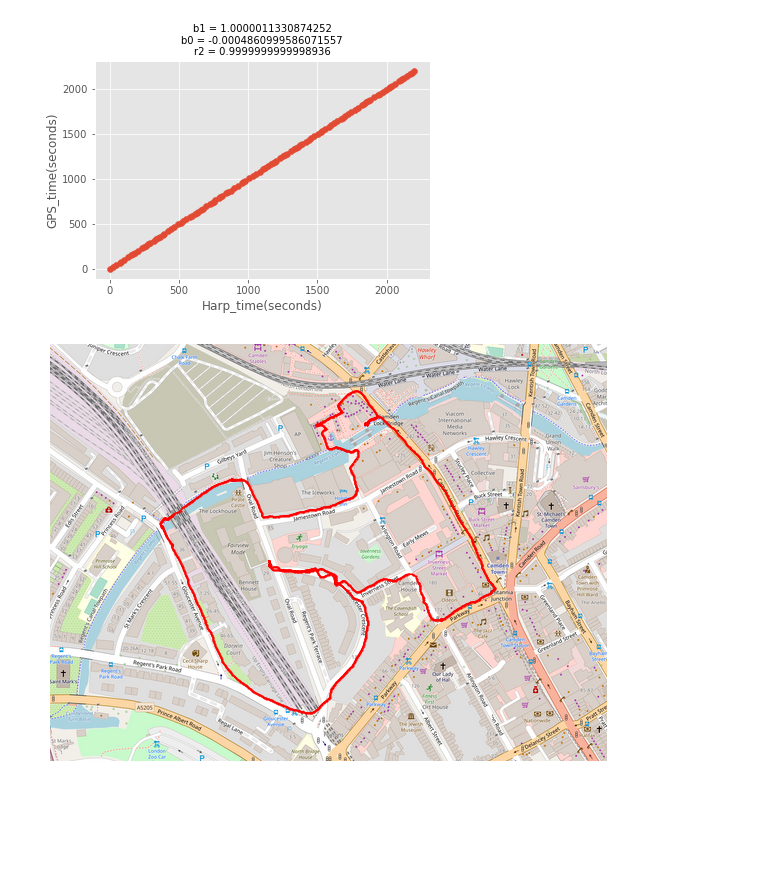
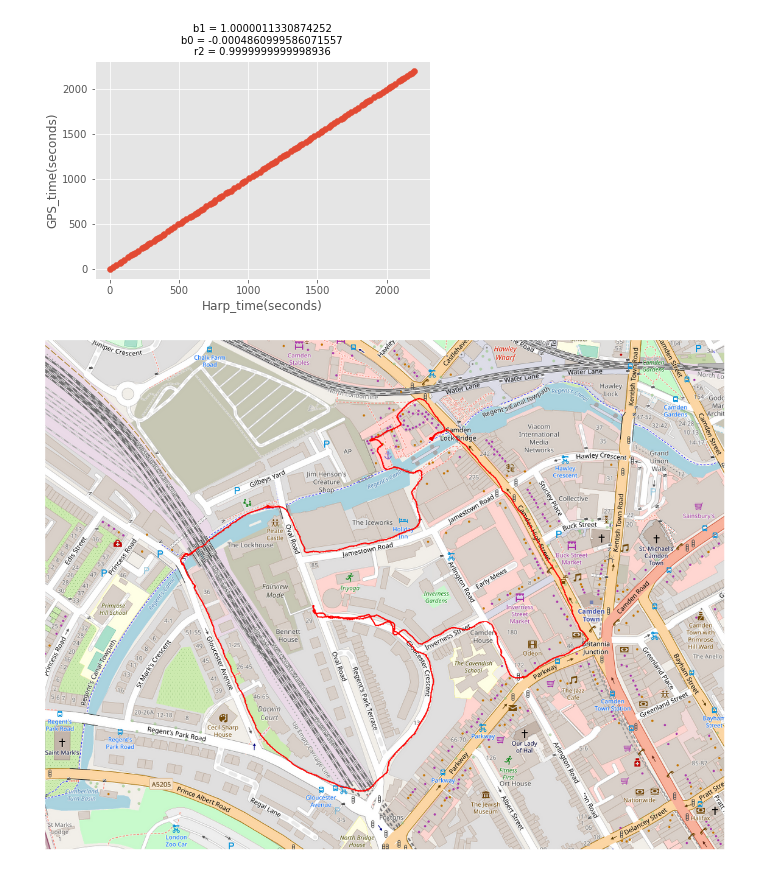
Before and after one commit to emotional-cities/pluma-experiments, a Jupyter notebook: 20092022/Analysis/AnalysisCode/DemoAnalysis.ipynb, the cells around one changed output. Cells and saved outputs as stored; diff of their text form; code cells hidden in the pictures; blank space fills up the shorter version.

```diff
--- a/20092022/Analysis/AnalysisCode/DemoAnalysis.ipynb
+++ b/20092022/Analysis/AnalysisCode/DemoAnalysis.ipynb
@@ -14,4 +14,12 @@ plt.style.use('ggplot')
 stream_root_folder = r"C:\Users\neurogears\Desktop\EC_datasets\BenchmarkRun2022_09_22_10_30_02"
 
 #session_time = datetime.datetime.strptime(stream_root_folder.split('\\')[-1], '%Y_%m_%d_%H_%M_%S')
-streams = populate_streams(stream_root_folder)
+#streams = populate_streams(stream_root_folder)
+
+import pickle
+
+#with open('benchmark.pickle', 'wb') as handle:
+#    pickle.dump(streams, handle, protocol=pickle.HIGHEST_PROTOCOL)
+
+with open('benchmark.pickle', 'rb') as handle:
+    streams = pickle.load(handle)
@@ -120,7 +113,7 @@ risingEdgeEvents = tim_tm2["RisingEdge"].drop_duplicates(keep = 'first')
 
 ## In Harp...
 harp_sync = streams.BioData.Set.data
-harp_sync = harp_sync[harp_sync["Value"].values & 1 > 0]
+harp_sync = harp_sync[harp_sync["Value"].values & 3 > 0]
 # %%
 ## Plot both
 plt.figure()
@@ -168,32 +161,43 @@ Text(0.5, 1.0, 'b1 = 1.0000011330874252\nb0 = -0.0004860999586071557\nr2 = 0.999
 import geopandas as gpd
 import tilemapbase
 #tilemapbase.init(create=True) #Must run the first time to create the cache file
 NavData = streams.UBX.filter_event("NAV-HPPOSLLH")
 
 NavData.insert(NavData.shape[1], "Lat", NavData.apply(lambda x : x.Message.lat, axis = 1), False)
 NavData.insert(NavData.shape[1], "Lon", NavData.apply(lambda x : x.Message.lon, axis = 1), False)
 NavData.insert(NavData.shape[1], "Height", NavData.apply(lambda x : x.Message.height, axis = 1), False)
 NavData.insert(NavData.shape[1], "Time", NavData.apply(lambda x : x.Message.iTOW, axis = 1), False)
 
 coord = gpd.points_from_xy(NavData['Lon'], NavData['Lat'], NavData['Height'])
 gdf = gpd.GeoDataFrame(geometry=coord, crs='epsg:4326')
 
 fig, ax = plt.subplots(1,1)
-fig.set_size_inches(10,10)
+fig.set_size_inches(20,20)
 tiles = tilemapbase.tiles.build_OSM()
 extent = tilemapbase.Extent.from_lonlat(np.min(NavData['Lon'].values), np.max(NavData['Lon'].values),
                                         np.min(NavData['Lat'].values), np.max(NavData['Lat'].values))
 extent = extent.to_aspect(4/3).with_scaling(0.6)
 ax.xaxis.set_visible(False)
 ax.yaxis.set_visible(False)
 plotter = tilemapbase.Plotter(extent, tiles, width=600)
 plotter.plot(ax)
 
 path = [tilemapbase.project(x,y) for x,y in zip(NavData['Lon'].values, NavData['Lat'].values)]
 x, y = zip(*path)
 
 #ax.scatter(point[0], point[1], c = 'r', s = 200)
 ax.plot(x,y,"ro-", markersize=1)
+
+if False:
+    def load_pos_file(path):
+        df = pd.read_table(path, sep='\s+', parse_dates={'Timestamp': [0, 1]}, skiprows=23)
+        return df
+
+    posdata = load_pos_file(r"C:\Users\neurogears\Desktop\EC_datasets\BenchmarkRun2022_09_22_10_30_02\GPS&GALL.pos")
+    path = [tilemapbase.project(x,y) for x,y in zip(posdata['longitude(deg)'], posdata['latitude(deg)'])]
+    x, y = zip(*path)
+    ax.plot(x,y,"go-", markersize=1)
+
 plt.show()
 # %% [output]
-[figure, old version]
+[figure, new version]
```
Also changed, not shown: parts of 17 cells of this notebook.
